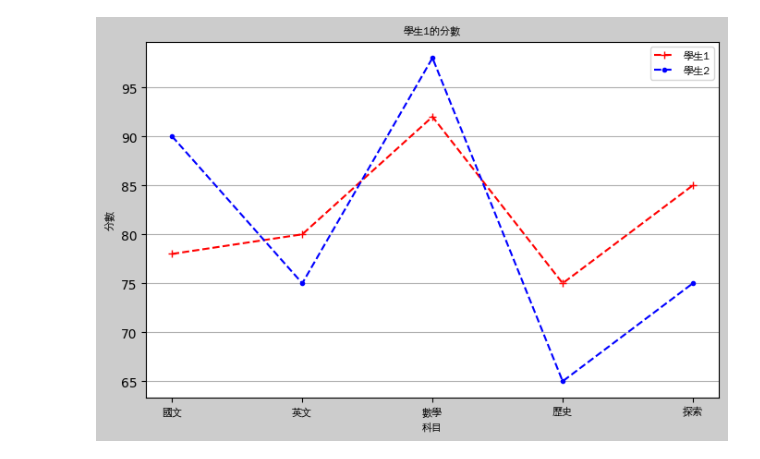
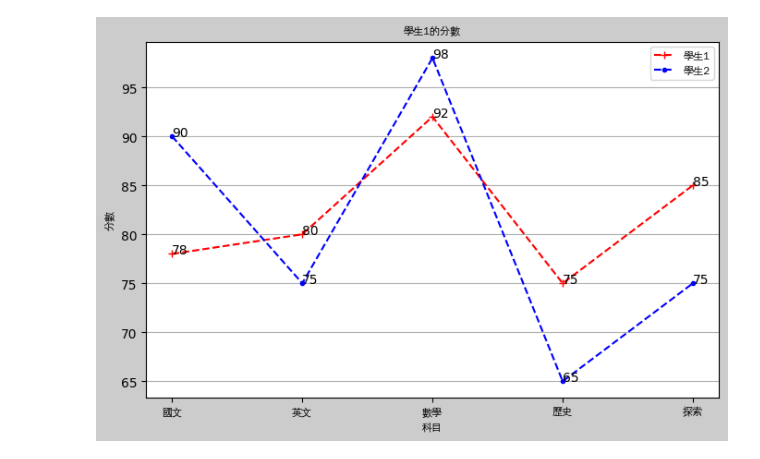
Before and after one commit to c22243686/2023_07_25_2_4, a Jupyter notebook: lesson15_1.ipynb, the cells around one changed output. Cells and saved outputs as stored; diff of their text form; code cells hidden in the pictures.

```diff
--- a/lesson15_1.ipynb
+++ b/lesson15_1.ipynb
@@ -3,33 +3,46 @@
 #install 要加-y
 #命令列:sudo apt-get update -y
 #命令列:sudo apt-get install -y fonts-wqy-zenhei
 #說明網址:https://askubuntu.com/questions/490829/how-can-i-install-chinese-fonts-on-kubuntu-14-04
 #字型位置:/usr/share/fonts/truetype/wqy/wqy-zenhei.ttc
 
 import matplotlib.pyplot as plt
 from matplotlib.font_manager import FontProperties
 
 #mac font=FontProperties(fname='/Library/Fonts/Arial Unicode.ttf',size=8)
 #mac font1=FontProperties(fname='/Library/Fonts/Arial Unicode.ttf',size=12)
 #window font=FontProperties(fname=r'c:\windows\fonts\simsun.ttc',size=8)
 font=FontProperties(fname='/usr/share/fonts/truetype/wqy/wqy-zenhei.ttc',size=8)
 font1=FontProperties(fname='/usr/share/fonts/truetype/wqy/wqy-zenhei.ttc',size=12)
 
 student1 = {'國文':78, '英文':80, '數學':92, '歷史':75, '探索':85}
 student2 = {'國文':90, '英文':75, '數學':98, '歷史':65, '探索':75}
 student1.keys()
 student1.values()
 
 figure = plt.figure(figsize=[8, 5],facecolor="#cccccc")
 axes = figure.add_subplot(1,1,1)
-axes.plot(student1.keys(),student1.values(),'r--+',label='學生1')
-axes.plot(student2.keys(),student2.values(),'b--.',label='學生2')
+student1_value_list = list(student1.values())
+student2_value_list = list(student2.values())
+axes.plot(student1.keys(),student1_value_list,'r--+',label='學生1')
+axes.plot(student2.keys(),student2_value_list,'b--.',label='學生2')
 axes.set_xticklabels(student1.keys(),fontproperties=font)
 axes.set_title("學生1的分數",fontproperties=font)
 axes.set_xlabel("科目",fontproperties=font)
 axes.set_ylabel("分數",fontproperties=font)
 axes.grid(axis='y')
 axes.legend(prop=font)
+#axes.annotate("75",[1,90])
+xlocation = axes.get_xticks()
+#ylocation = axes.get_yticks()
+xtick_count = len(xlocation)
+for i in range(xtick_count):
+    x = xlocation[i]
+    y1 = student1_value_list[i]
+    y2 = student2_value_list[i]
+    axes.annotate(str(y1),[x,y1])
+    axes.annotate(str(y2),[x,y2])
+
 plt.show()
 # %% [output]
-[figure, old version]
+[figure, new version]
```
